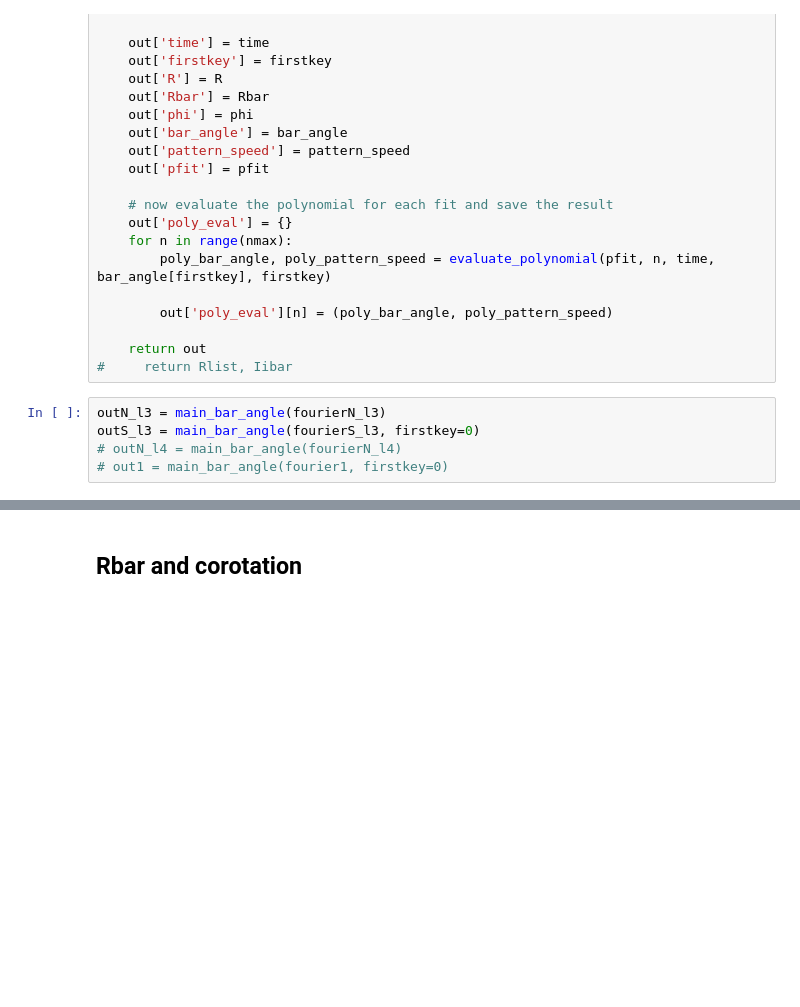
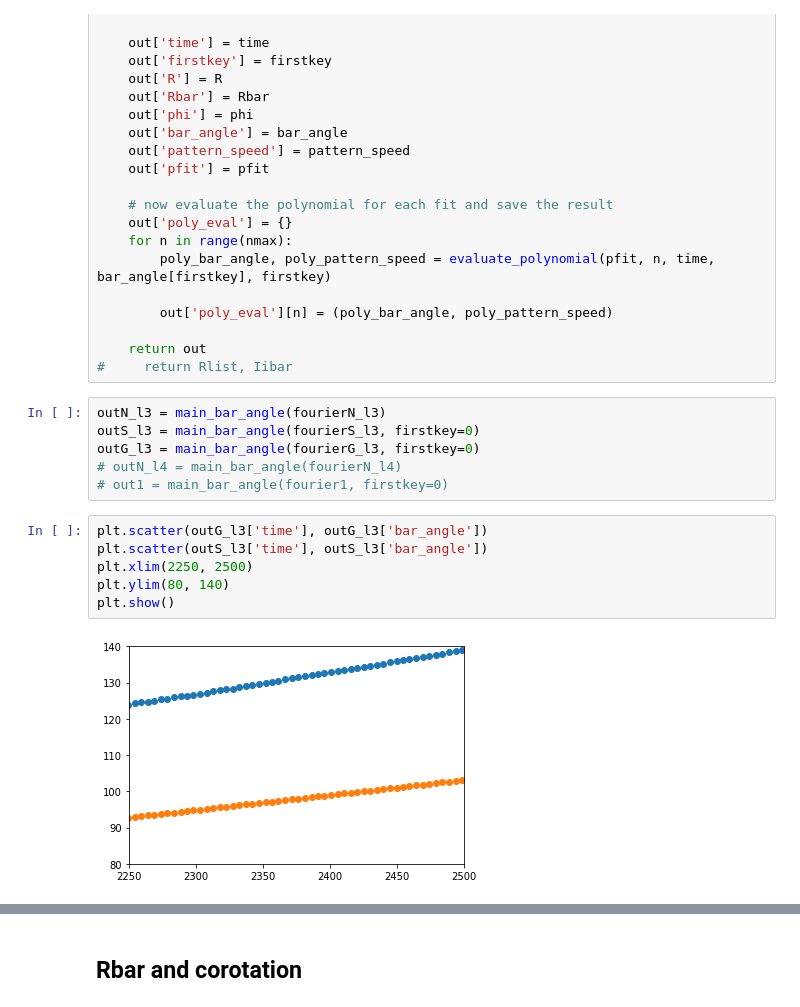
Before and after one commit to gusbeane/gasbar, a Jupyter notebook: notebooks/pattern_speed.ipynb, the cells around one changed output, grey strips where cells are left out. Cells and saved outputs as stored; diff of their text form; blank space fills up the shorter version.

```diff
--- a/notebooks/pattern_speed.ipynb
+++ b/notebooks/pattern_speed.ipynb
@@ -338,8 +355,17 @@ def main_bar_angle(dat, Rbin = 5, firstkey = 150, nmax = 10):
 # %%
 outN_l3 = main_bar_angle(fourierN_l3)
 outS_l3 = main_bar_angle(fourierS_l3, firstkey=0)
+outG_l3 = main_bar_angle(fourierG_l3, firstkey=0)
 # outN_l4 = main_bar_angle(fourierN_l4)
 # out1 = main_bar_angle(fourier1, firstkey=0)
+# %%
+plt.scatter(outG_l3['time'], outG_l3['bar_angle'])
+plt.scatter(outS_l3['time'], outS_l3['bar_angle'])
+plt.xlim(2250, 2500)
+plt.ylim(80, 140)
+plt.show()
+# %% [output]
+[figure, added]
 # %%
 fig, ax = plt.subplots(1, 1, figsize=(8, 8))
 n=5
```
Also changed, not shown: parts of 4 cells of this notebook, 2 other files.
